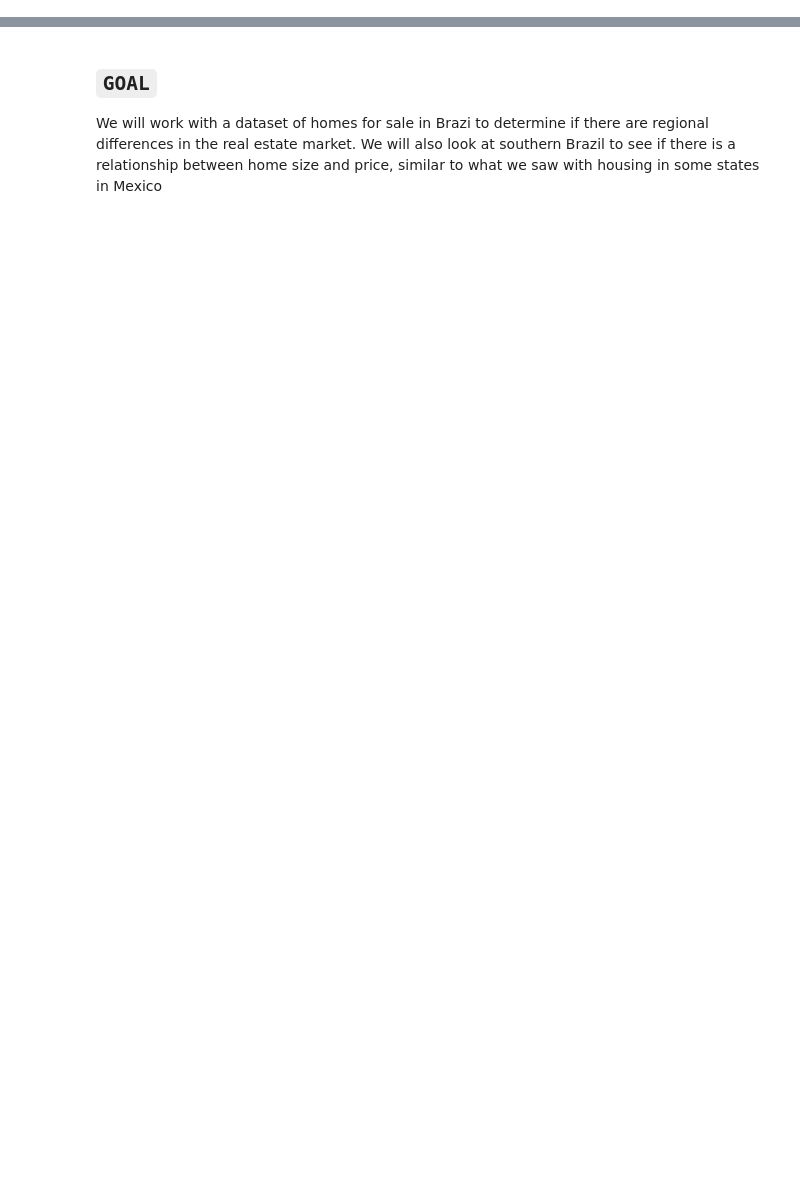
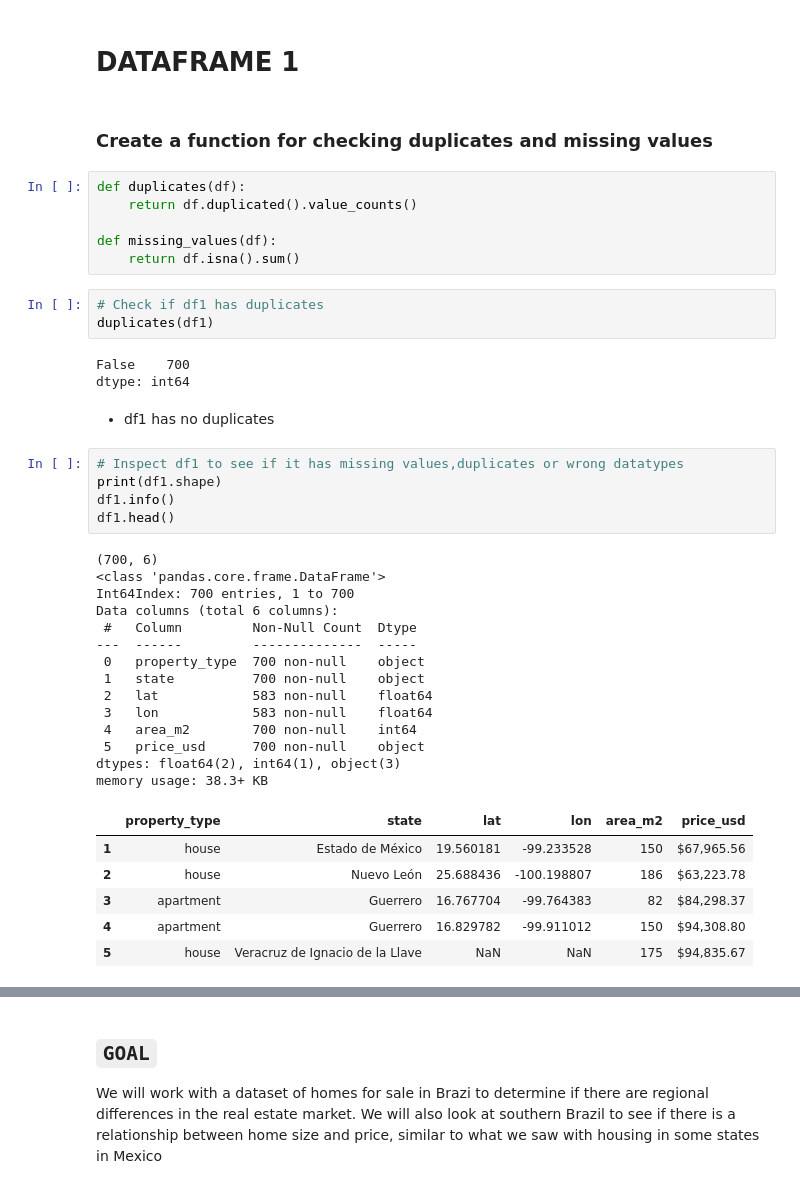
Before and after one commit to Harriet-ngomo/Real-estate-analysis-mexico-brazil, a Jupyter notebook: index.ipynb, the cells around one changed output, grey strips where cells are left out. Saved outputs shown, nothing was run; the diff lists cells and outputs as text; blank space fills up the shorter version.

```diff
--- a/index.ipynb
+++ b/index.ipynb
@@ -0,0 +41,44 @@
+# %% [markdown]
+# DATAFRAME 1
+# %% [markdown]
+### Create a function for checking duplicates and missing values
+# %%
+def duplicates(df):
+    return df.duplicated().value_counts()
+
+def missing_values(df):
+    return df.isna().sum()
+# %%
+# Check if df1 has duplicates
+duplicates(df1)
+# %% [output]
+False    700
+dtype: int64
+# %% [markdown]
+- df1 has no duplicates
+# %%
+# Inspect df1 to see if it has missing values,duplicates or wrong datatypes
+print(df1.shape)
+df1.info()
+df1.head()
+# %% [output]
+(700, 6)
+<class 'pandas.core.frame.DataFrame'>
+Int64Index: 700 entries, 1 to 700
+Data columns (total 6 columns):
+ #   Column         Non-Null Count  Dtype
+---  ------         --------------  -----
+ 0   property_type  700 non-null    object
+ 1   state          700 non-null    object
+ 2   lat            583 non-null    float64
+ 3   lon            583 non-null    float64
+ 4   area_m2        700 non-null    int64
+ 5   price_usd      700 non-null    object
+dtypes: float64(2), int64(1), object(3)
+memory usage: 38.3+ KB
+|  | property_type | state | lat | lon | area_m2 | price_usd |
+| 1 | house | Estado de México | 19.560181 | -99.233528 | 150 | $67,965.56 |
+| 2 | house | Nuevo León | 25.688436 | -100.198807 | 186 | $63,223.78 |
+| 3 | apartment | Guerrero | 16.767704 | -99.764383 | 82 | $84,298.37 |
+| 4 | apartment | Guerrero | 16.829782 | -99.911012 | 150 | $94,308.80 |
+| 5 | house | Veracruz de Ignacio de la Llave | NaN | NaN | 175 | $94,835.67 |
```
Also changed, not shown: parts of 44 cells of this notebook, 1 other file.
